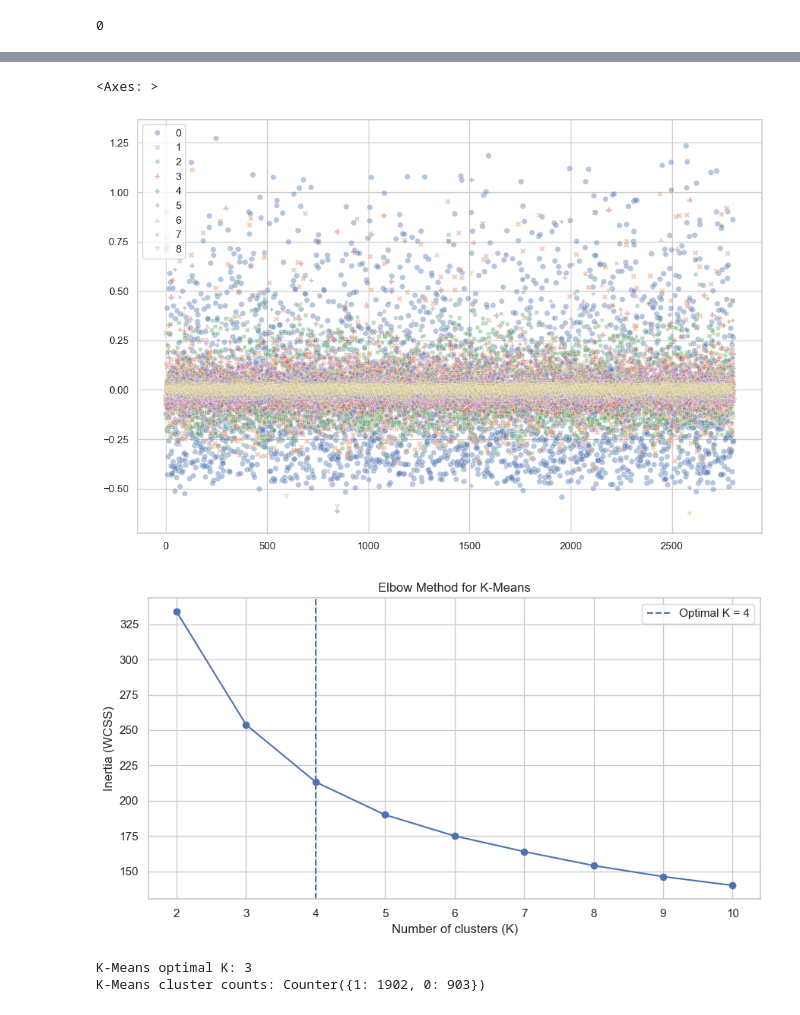
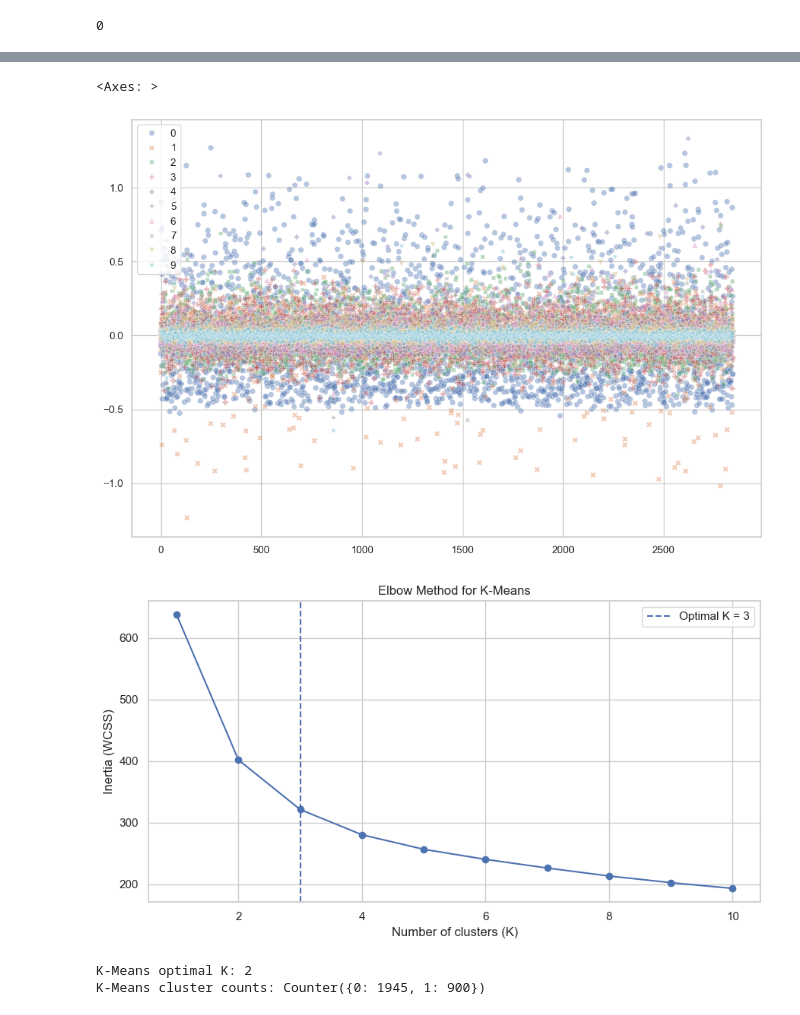
Before and after one commit to lamphat344961-alt/TIKTOK_crawl_V2, a Jupyter notebook: clustering/test2.ipynb, the cells around one changed output, grey strips where cells are left out. Saved outputs shown, nothing was run; the diff lists cells and outputs as text; code cells hidden in the pictures.

```diff
--- a/clustering/test2.ipynb
+++ b/clustering/test2.ipynb
@@ -37,7 +37,7 @@ plt.rcParams["figure.figsize"] = (10, 6)
 # ------------------------------------------------------------
 # Đường dẫn dữ liệu
 # ------------------------------------------------------------
-DATA_PATH =r"feature_for_clustering.csv"
+DATA_PATH =r"feature_for_clustering1.csv"
 # DATA_PATH = r"C:\Users\Admin\Desktop\TANPHAT\hocotruong\Năm ba 2025-2026\HK2_A\Phantichvatrucquandulieu\DA_cuoimon\data_clustering_final4.csv"
 # %%
 
@@ -89,3 +94,5 @@ print(df.columns.tolist())
+# %%
+df =df.drop(columns=['CREATOR_ID'])
 # %%
 print(df.info())
 # %% [output]
@@ -224,7 +231,7 @@ sns.scatterplot(
 )
 # %% [output]
 <Axes: >
-[figure, old version]
+[figure, new version]
 # %%
 
 # ============================================================
@@ -268,38 +275,38 @@ def find_optimal_k_elbow(X, k_range=range(2, 11), plot=True):
     p2 = np.array([ks[-1], inertias[-1]])
 
     distances = []
     for k, inertia in zip(ks, inertias):
         p = np.array([k, inertia])
         dist = np.abs(np.cross(p2 - p1, p1 - p)) / np.linalg.norm(p2 - p1)
         distances.append(dist)
 
     optimal_k = ks[int(np.argmax(distances))]
 
     if plot:
         plt.figure(figsize=(9, 5))
         plt.plot(ks, inertias, marker="o")
         plt.axvline(optimal_k, linestyle="--", label=f"Optimal K = {optimal_k}")
         plt.title("Elbow Method for K-Means")
         plt.xlabel("Number of clusters (K)")
         plt.ylabel("Inertia (WCSS)")
         plt.legend()
         plt.tight_layout()
         plt.show()
 
     return optimal_k, inertias
 
 
-optimal_k_kmeans, inertias = find_optimal_k_elbow(df, k_range=range(2, 11), plot=True)
+optimal_k_kmeans, inertias = find_optimal_k_elbow(df, k_range=range(1, 11), plot=True)
 
 kmeans = KMeans(n_clusters=2, random_state=42, n_init=20)
 kmeans_labels = kmeans.fit_predict(df_)
 
-print("\nK-Means optimal K:", 3)
+print("\nK-Means optimal K:", 2)
 print("K-Means cluster counts:", Counter(kmeans_labels))
 # %% [output]
-[figure, old version]
+[figure, new version]
-K-Means optimal K: 3
-K-Means cluster counts: Counter({1: 1902, 0: 903})
+K-Means optimal K: 2
+K-Means cluster counts: Counter({0: 1945, 1: 900})
 # %%
 
 # ------------------------------------------------------------
```
Also changed, not shown: parts of 13 cells of this notebook, 6 other files.
